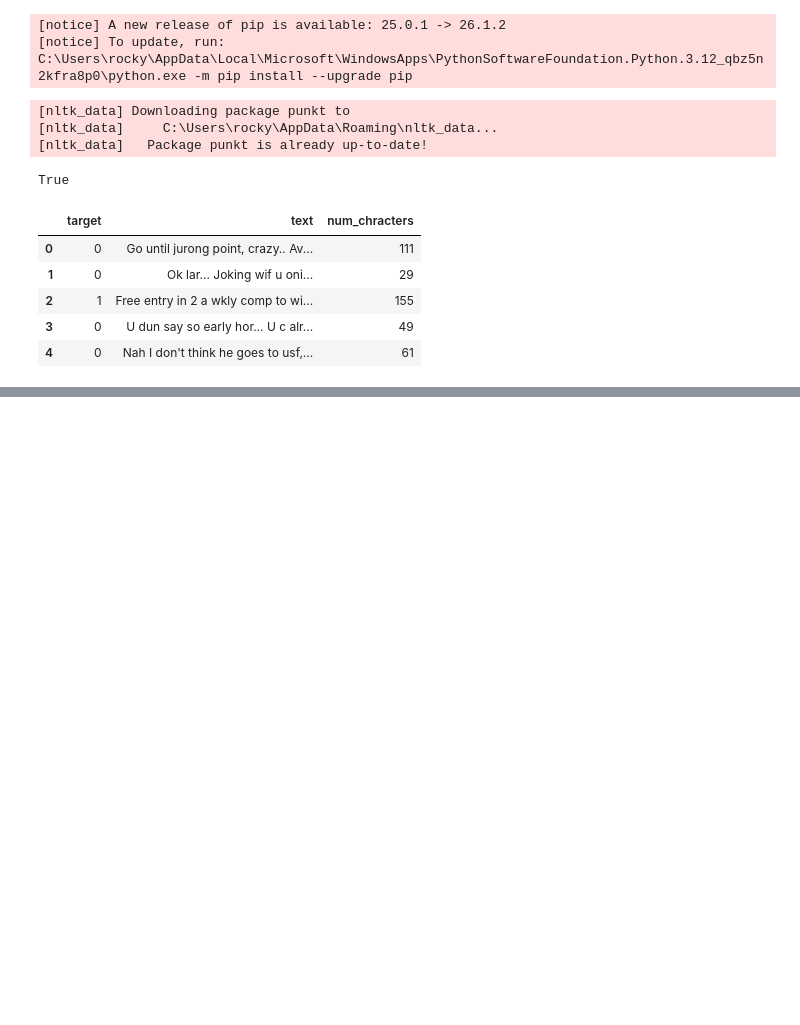
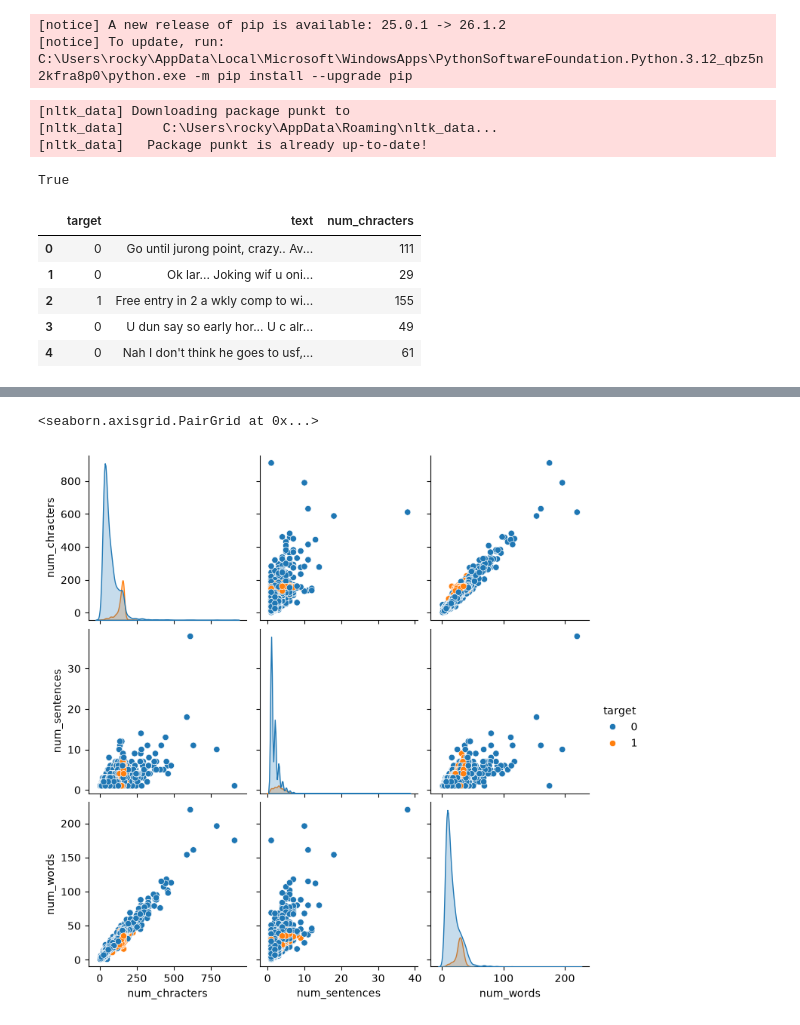
Before and after one commit to GarvChopra/Email-spam-classifier-ML-PROJECT-, a Jupyter notebook: sms-spam-detection.ipynb, the cells around one changed output, grey strips where cells are left out. Saved outputs shown, nothing was run; the diff lists cells and outputs as text; code cells hidden in the pictures; blank space fills up the shorter version.

```diff
--- a/sms-spam-detection.ipynb
+++ b/sms-spam-detection.ipynb
@@ -140,0 +250,5 @@ df.head()
+# %%
+sns.pairplot(df,hue='target')
+# %% [output]
+<seaborn.axisgrid.PairGrid at 0x...>
+[figure, added]
```
Also changed, not shown: parts of 13 cells of this notebook.
